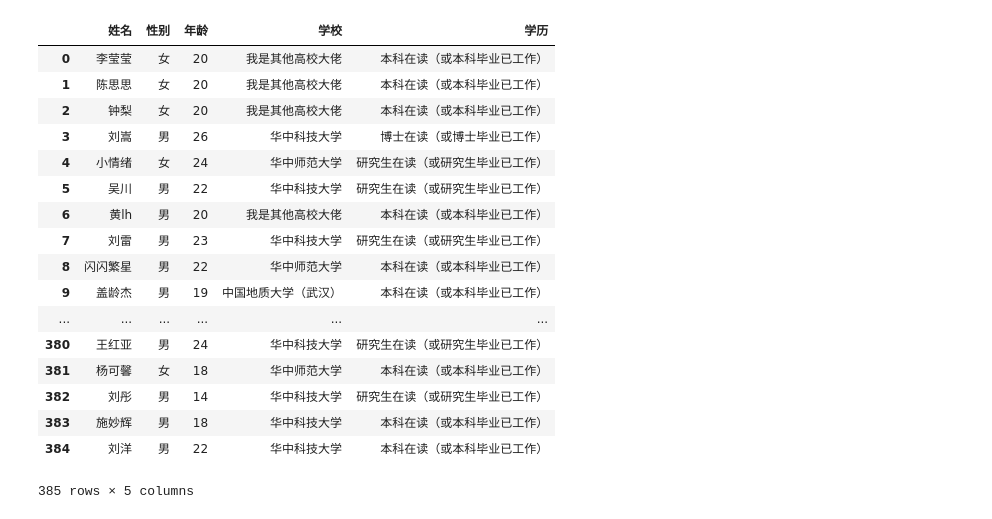
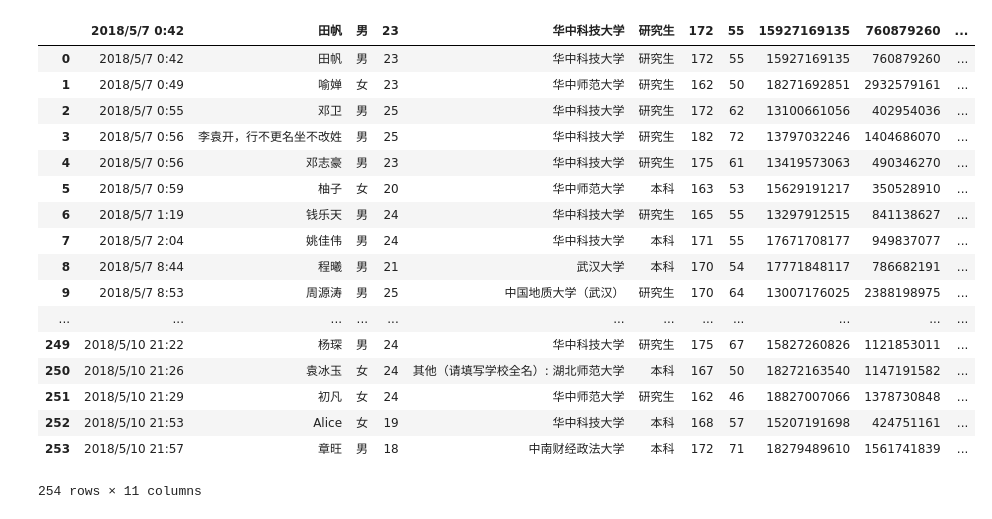
Before and after one commit to Brain-x/ZhouboLi, a Jupyter notebook: notebook/Match algorithm.ipynb, the cells around one changed output. Drawn from its saved outputs; the diff is of its cells as text; code cells hidden in the pictures.

```diff
--- a/notebook/Match algorithm.ipynb
+++ b/notebook/Match algorithm.ipynb
@@ -1,25 +1,25 @@
 # %%
 import pandas as pd
 import numpy as np
 np.set_printoptions(precision=3,suppress=True)
-f=pd.read_csv('2018.csv')
-f.iloc[:,0:5]
+f=pd.read_csv('2019.csv')
+f.iloc[:,1:12]
 # %% [output]
-|  | 姓名 | 性别 | 年龄 | 学校 | 学历 |
-| 0 | 李莹莹 | 女 | 20 | 我是其他高校大佬 | 本科在读（或本科毕业已工作） |
-| 1 | 陈思思 | 女 | 20 | 我是其他高校大佬 | 本科在读（或本科毕业已工作） |
-| 2 | 钟梨 | 女 | 20 | 我是其他高校大佬 | 本科在读（或本科毕业已工作） |
-| 3 | 刘嵩 | 男 | 26 | 华中科技大学 | 博士在读（或博士毕业已工作） |
-| 4 | 小情绪 | 女 | 24 | 华中师范大学 | 研究生在读（或研究生毕业已工作） |
-| 5 | 吴川 | 男 | 22 | 华中科技大学 | 研究生在读（或研究生毕业已工作） |
-| 6 | 黄lh | 男 | 20 | 我是其他高校大佬 | 本科在读（或本科毕业已工作） |
-| 7 | 刘雷 | 男 | 23 | 华中科技大学 | 研究生在读（或研究生毕业已工作） |
-| 8 | 闪闪繁星 | 男 | 22 | 华中师范大学 | 本科在读（或本科毕业已工作） |
-| 9 | 盖龄杰 | 男 | 19 | 中国地质大学（武汉） | 本科在读（或本科毕业已工作） |
-| ... | ... | ... | ... | ... | ... |
-| 380 | 王红亚 | 男 | 24 | 华中科技大学 | 研究生在读（或研究生毕业已工作） |
-| 381 | 杨可馨 | 女 | 18 | 华中师范大学 | 本科在读（或本科毕业已工作） |
-| 382 | 刘彤 | 男 | 14 | 华中科技大学 | 研究生在读（或研究生毕业已工作） |
-| 383 | 施妙辉 | 男 | 18 | 华中科技大学 | 本科在读（或本科毕业已工作） |
-| 384 | 刘洋 | 男 | 22 | 华中科技大学 | 本科在读（或本科毕业已工作） |
+|  | 2018/5/7 0:42 | 田帆 | 男 | 23 | 华中科技大学 | 研究生 | 172 | 55 | 15927169135 | 760879260 | ... |
+| 0 | 2018/5/7 0:42 | 田帆 | 男 | 23 | 华中科技大学 | 研究生 | 172 | 55 | 15927169135 | 760879260 | ... |
+| 1 | 2018/5/7 0:49 | 喻婵 | 女 | 23 | 华中师范大学 | 研究生 | 162 | 50 | 18271692851 | 2932579161 | ... |
+| 2 | 2018/5/7 0:55 | 邓卫 | 男 | 25 | 华中科技大学 | 研究生 | 172 | 62 | 13100661056 | 402954036 | ... |
+| 3 | 2018/5/7 0:56 | 李袁开，行不更名坐不改姓 | 男 | 25 | 华中科技大学 | 研究生 | 182 | 72 | 13797032246 | 1404686070 | ... |
+| 4 | 2018/5/7 0:56 | 邓志豪 | 男 | 23 | 华中科技大学 | 研究生 | 175 | 61 | 13419573063 | 490346270 | ... |
+| 5 | 2018/5/7 0:59 | 柚子 | 女 | 20 | 华中师范大学 | 本科 | 163 | 53 | 15629191217 | 350528910 | ... |
+| 6 | 2018/5/7 1:19 | 钱乐天 | 男 | 24 | 华中科技大学 | 研究生 | 165 | 55 | 13297912515 | 841138627 | ... |
+| 7 | 2018/5/7 2:04 | 姚佳伟 | 男 | 24 | 华中科技大学 | 本科 | 171 | 55 | 17671708177 | 949837077 | ... |
+| 8 | 2018/5/7 8:44 | 程曦 | 男 | 21 | 武汉大学 | 本科 | 170 | 54 | 17771848117 | 786682191 | ... |
+| 9 | 2018/5/7 8:53 | 周源涛 | 男 | 25 | 中国地质大学（武汉） | 研究生 | 170 | 64 | 13007176025 | 2388198975 | ... |
+| ... | ... | ... | ... | ... | ... | ... | ... | ... | ... | ... | ... |
+| 249 | 2018/5/10 21:22 | 杨琛 | 男 | 24 | 华中科技大学 | 研究生 | 175 | 67 | 15827260826 | 1121853011 | ... |
+| 250 | 2018/5/10 21:26 | 袁冰玉 | 女 | 24 | 其他（请填写学校全名）: 湖北师范大学 | 本科 | 167 | 50 | 18272163540 | 1147191582 | ... |
+| 251 | 2018/5/10 21:29 | 初凡 | 女 | 24 | 华中师范大学 | 研究生 | 162 | 46 | 18827007066 | 1378730848 | ... |
+| 252 | 2018/5/10 21:53 | Alice | 女 | 19 | 华中科技大学 | 本科 | 168 | 57 | 15207191698 | 424751161 | ... |
+| 253 | 2018/5/10 21:57 | 章旺 | 男 | 18 | 中南财经政法大学 | 本科 | 172 | 71 | 18279489610 | 1561741839 | ... |
-385 rows × 5 columns
+254 rows × 11 columns
```
Also changed, not shown: parts of 16 cells of this notebook, 11 other files.
